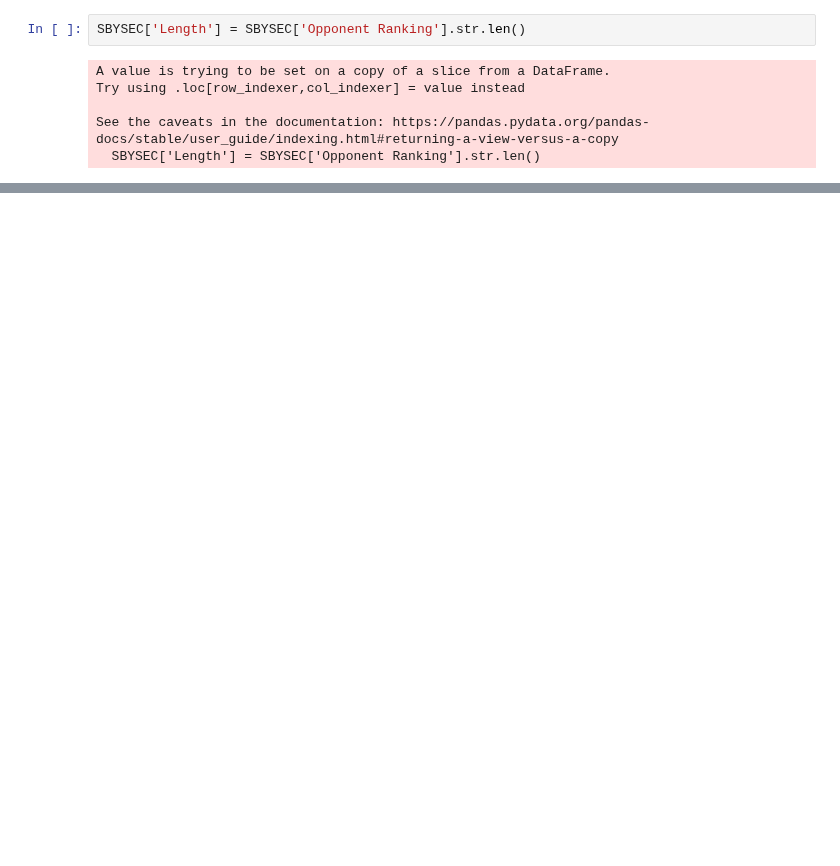
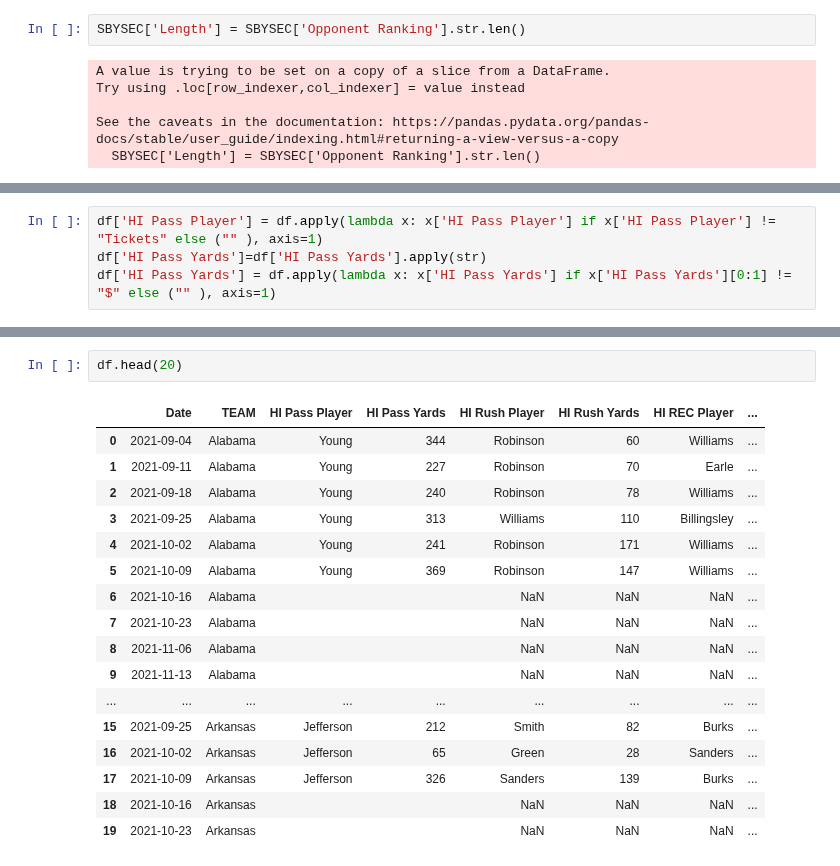
Before and after one commit to MarkClampitt/Springboard, a Jupyter notebook: Capstone2/DataWrangling.ipynb, the cells around one changed output, grey strips where cells are left out. Drawn from its saved outputs; the diff is of its cells as text; blank space fills up the shorter version.

```diff
--- a/Capstone2/DataWrangling.ipynb
+++ b/Capstone2/DataWrangling.ipynb
@@ -698,0 +699,4 @@ df.head(50)
+# %%
+df['HI Pass Player'] = df.apply(lambda x: x['HI Pass Player'] if x['HI Pass Player'] != "Tickets" else ("" ), axis=1)
+df['HI Pass Yards']=df['HI Pass Yards'].apply(str)
+df['HI Pass Yards'] = df.apply(lambda x: x['HI Pass Yards'] if x['HI Pass Yards'][0:1] != "$" else ("" ), axis=1)
@@ -698,0 +719,20 @@ df.head(50)
+# %%
+df.head(20)
+# %% [output]
+|  | Date | TEAM | HI Pass Player | HI Pass Yards | HI Rush Player | HI Rush Yards | HI REC Player | ... |
+| 0 | 2021-09-04 | Alabama | Young | 344 | Robinson | 60 | Williams | ... |
+| 1 | 2021-09-11 | Alabama | Young | 227 | Robinson | 70 | Earle | ... |
+| 2 | 2021-09-18 | Alabama | Young | 240 | Robinson | 78 | Williams | ... |
+| 3 | 2021-09-25 | Alabama | Young | 313 | Williams | 110 | Billingsley | ... |
+| 4 | 2021-10-02 | Alabama | Young | 241 | Robinson | 171 | Williams | ... |
+| 5 | 2021-10-09 | Alabama | Young | 369 | Robinson | 147 | Williams | ... |
+| 6 | 2021-10-16 | Alabama |  |  | NaN | NaN | NaN | ... |
+| 7 | 2021-10-23 | Alabama |  |  | NaN | NaN | NaN | ... |
+| 8 | 2021-11-06 | Alabama |  |  | NaN | NaN | NaN | ... |
+| 9 | 2021-11-13 | Alabama |  |  | NaN | NaN | NaN | ... |
+| ... | ... | ... | ... | ... | ... | ... | ... | ... |
+| 15 | 2021-09-25 | Arkansas | Jefferson | 212 | Smith | 82 | Burks | ... |
+| 16 | 2021-10-02 | Arkansas | Jefferson | 65 | Green | 28 | Sanders | ... |
+| 17 | 2021-10-09 | Arkansas | Jefferson | 326 | Sanders | 139 | Burks | ... |
+| 18 | 2021-10-16 | Arkansas |  |  | NaN | NaN | NaN | ... |
+| 19 | 2021-10-23 | Arkansas |  |  | NaN | NaN | NaN | ... |
```
Also changed, not shown: parts of 45 cells of this notebook.
